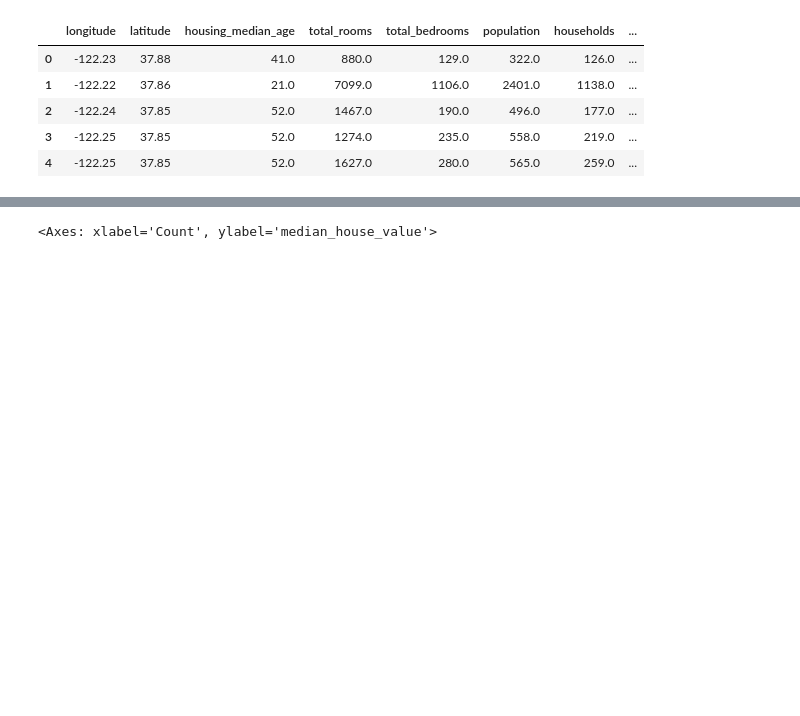
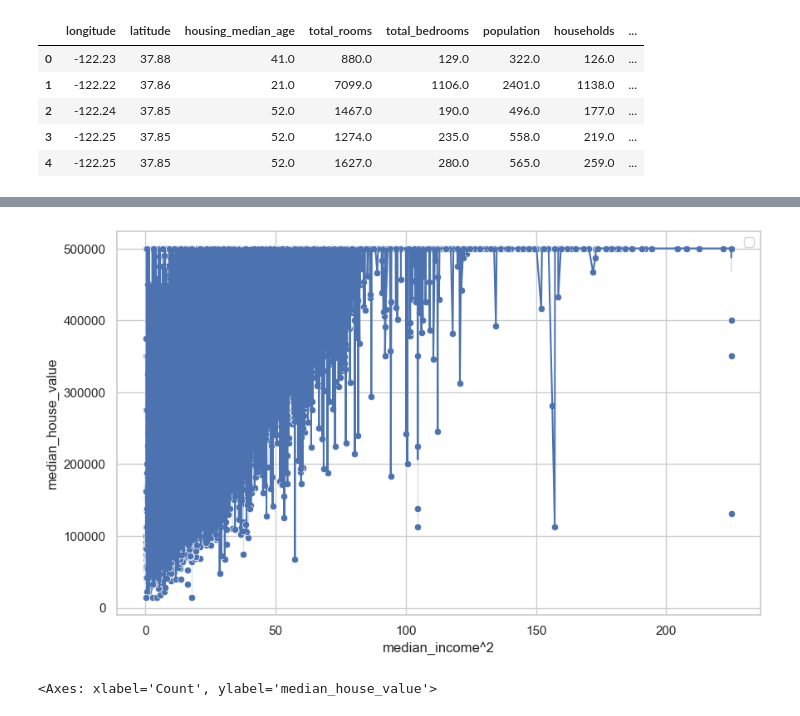
Before and after one commit to JB250101/Foundational, a Jupyter notebook: California_Test.ipynb, the cells around one changed output, grey strips where cells are left out. Drawn from its saved outputs; the diff is of its cells as text; code cells hidden in the pictures; blank space fills up the shorter version.

```diff
--- a/California_Test.ipynb
+++ b/California_Test.ipynb
@@ -39,3 +39,5 @@ housing.head()
 | 2 | -122.24 | 37.85 | 52.0 | 1467.0 | 190.0 | 496.0 | 177.0 | ... |
 | 3 | -122.25 | 37.85 | 52.0 | 1274.0 | 235.0 | 558.0 | 219.0 | ... |
 | 4 | -122.25 | 37.85 | 52.0 | 1627.0 | 280.0 | 565.0 | 259.0 | ... |
+# %%
+housing["median_income^2"] = housing["median_income"] * housing["median_income"]
@@ -42,3 +53,12 @@ housing.head()
+# %%
+plt.figure(figsize=(10, 6))
+
+sns.lineplot(housing,x = "median_income^2",y= "median_house_value")
+sns.scatterplot(x="median_income^2", y="median_house_value", data= housing)
+plt.legend()
+plt.show()
+# %% [output]
+[figure, added]
 # %%
 sns.histplot(housing, y= housing["median_house_value"])
 # %% [output]
```
Also changed, not shown: parts of 2 cells of this notebook.
